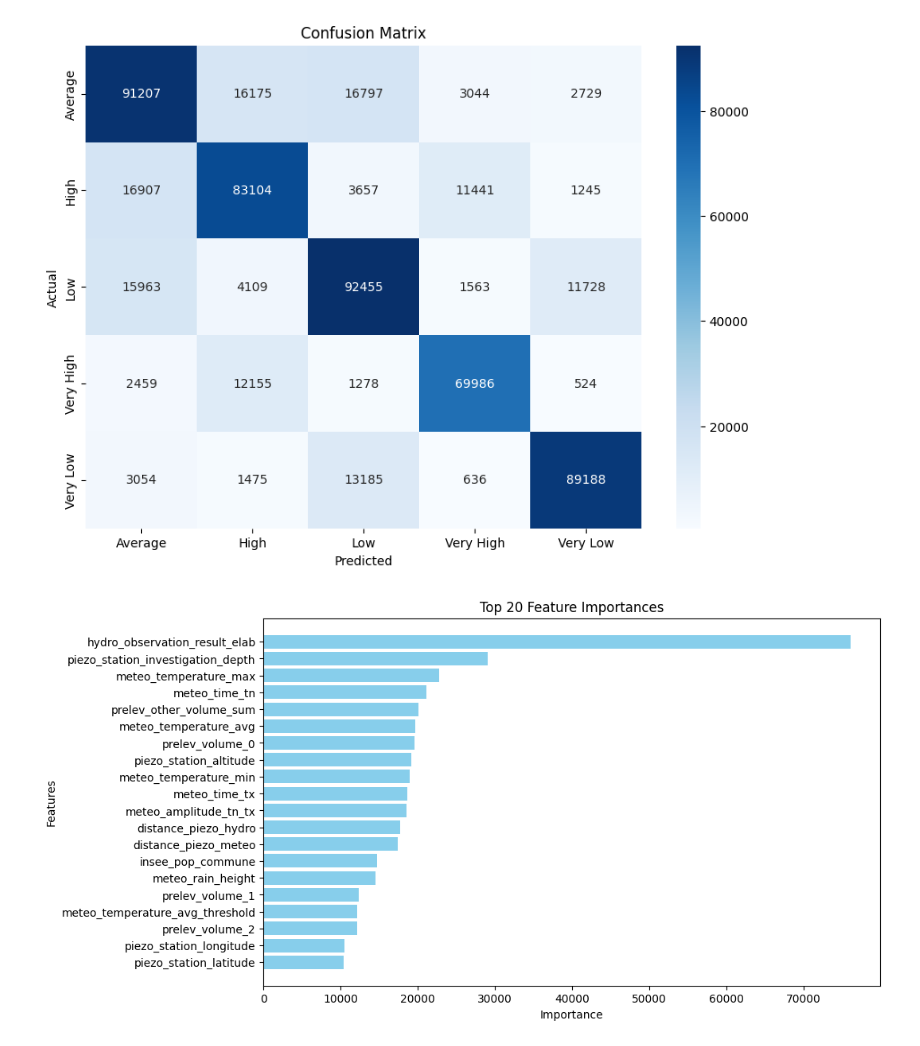
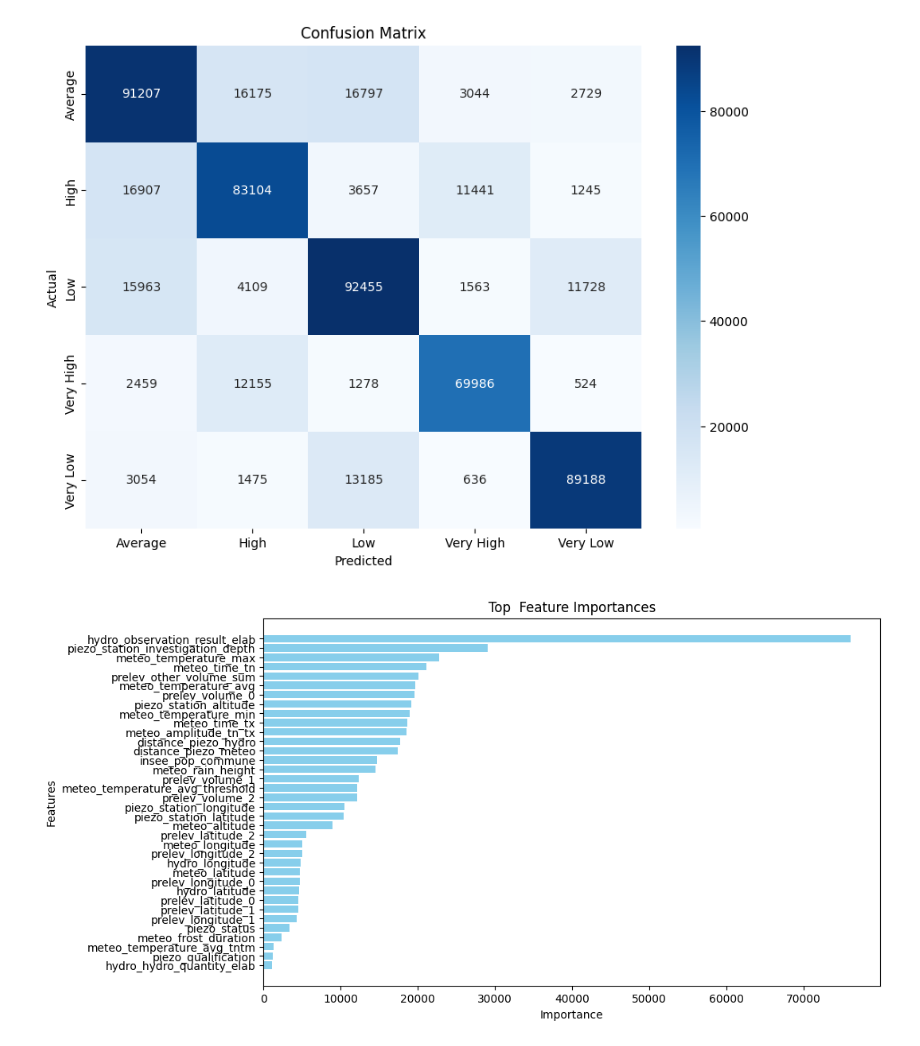
Before and after one commit to YessineMkaouar/Hi-Paris-Hackathon, a Jupyter notebook: Final_sprint.ipynb, the cells around one changed output. Cells and saved outputs as stored; diff of their text form; code cells hidden in the pictures.

```diff
--- a/Final_sprint.ipynb
+++ b/Final_sprint.ipynb
@@ -321,26 +321,26 @@ plt.show()
 # %%
 # Extraire les noms des features depuis X
 feature_names = X.columns.tolist()  # Si X est un DataFrame pandas
 
 # Extraire l'importance des features avec les noms associés
 importance = bst.get_score(importance_type='weight')
 importance_named = {
     feature_names[int(k.replace('f', ''))]: v for k, v in importance.items()
 }
 
 # Trier les features par importance et limiter aux 15 premiers
-sorted_importance = sorted(importance_named.items(), key=lambda x: x[1], reverse=True)[:20]
+sorted_importance = sorted(importance_named.items(), key=lambda x: x[1], reverse=True)
 
 # Séparer les noms des features et leurs scores
 features, scores = zip(*sorted_importance)
 
 # Tracer le graphique
 plt.figure(figsize=(10, 6))
 plt.barh(features, scores, color='skyblue')
 plt.xlabel("Importance")
 plt.ylabel("Features")
-plt.title("Top 20 Feature Importances")
+plt.title("Top  Feature Importances")
 plt.gca().invert_yaxis()  # Pour afficher les features les plus importants en haut
 plt.show()
 # %% [output]
-[figure, old version]
+[figure, new version]
```
